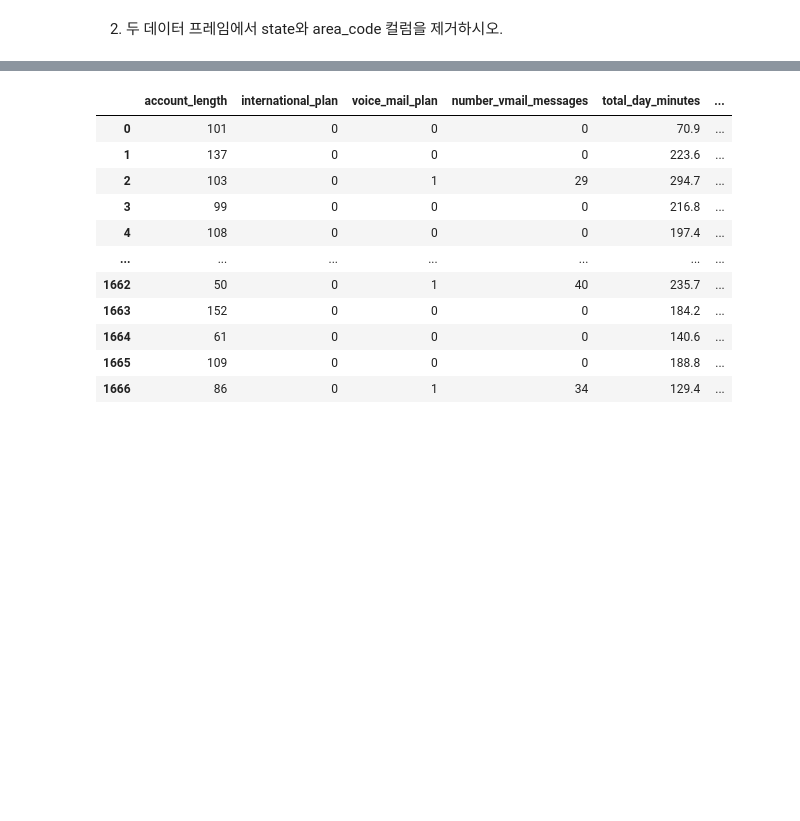
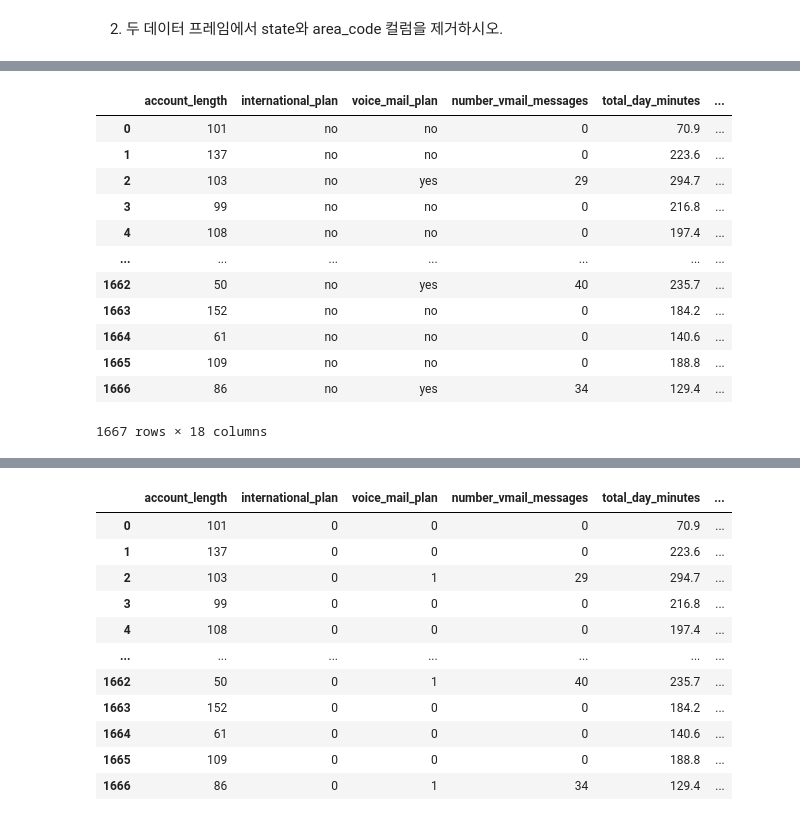
Before and after one commit to 0minKoh/data-mining-hyu, a Jupyter notebook: raw/lab/6-1 의사결정나무 Lab.ipynb, the cells around one changed output, grey strips where cells are left out. Cells and saved outputs as stored; diff of their text form; code cells hidden in the pictures; blank space fills up the shorter version.

```diff
--- a/raw/lab/6-1 의사결정나무 Lab.ipynb
+++ b/raw/lab/6-1 의사결정나무 Lab.ipynb
@@ -50,0 +69,17 @@ churnTest_df.drop(['state', 'area_code'], axis=1, inplace=True)
+# %%
+churnTest_df.drop(['state','area_code'],axis=1,inplace=True)
+churnTest_df
+# %% [output]
+|  | account_length | international_plan | voice_mail_plan | number_vmail_messages | total_day_minutes | ... |
+| 0 | 101 | no | no | 0 | 70.9 | ... |
+| 1 | 137 | no | no | 0 | 223.6 | ... |
+| 2 | 103 | no | yes | 29 | 294.7 | ... |
+| 3 | 99 | no | no | 0 | 216.8 | ... |
+| 4 | 108 | no | no | 0 | 197.4 | ... |
+| ... | ... | ... | ... | ... | ... | ... |
+| 1662 | 50 | no | yes | 40 | 235.7 | ... |
+| 1663 | 152 | no | no | 0 | 184.2 | ... |
+| 1664 | 61 | no | no | 0 | 140.6 | ... |
+| 1665 | 109 | no | no | 0 | 188.8 | ... |
+| 1666 | 86 | no | yes | 34 | 129.4 | ... |
+1667 rows × 18 columns
```
Also changed, not shown: parts of 14 cells of this notebook, 2 other files.
